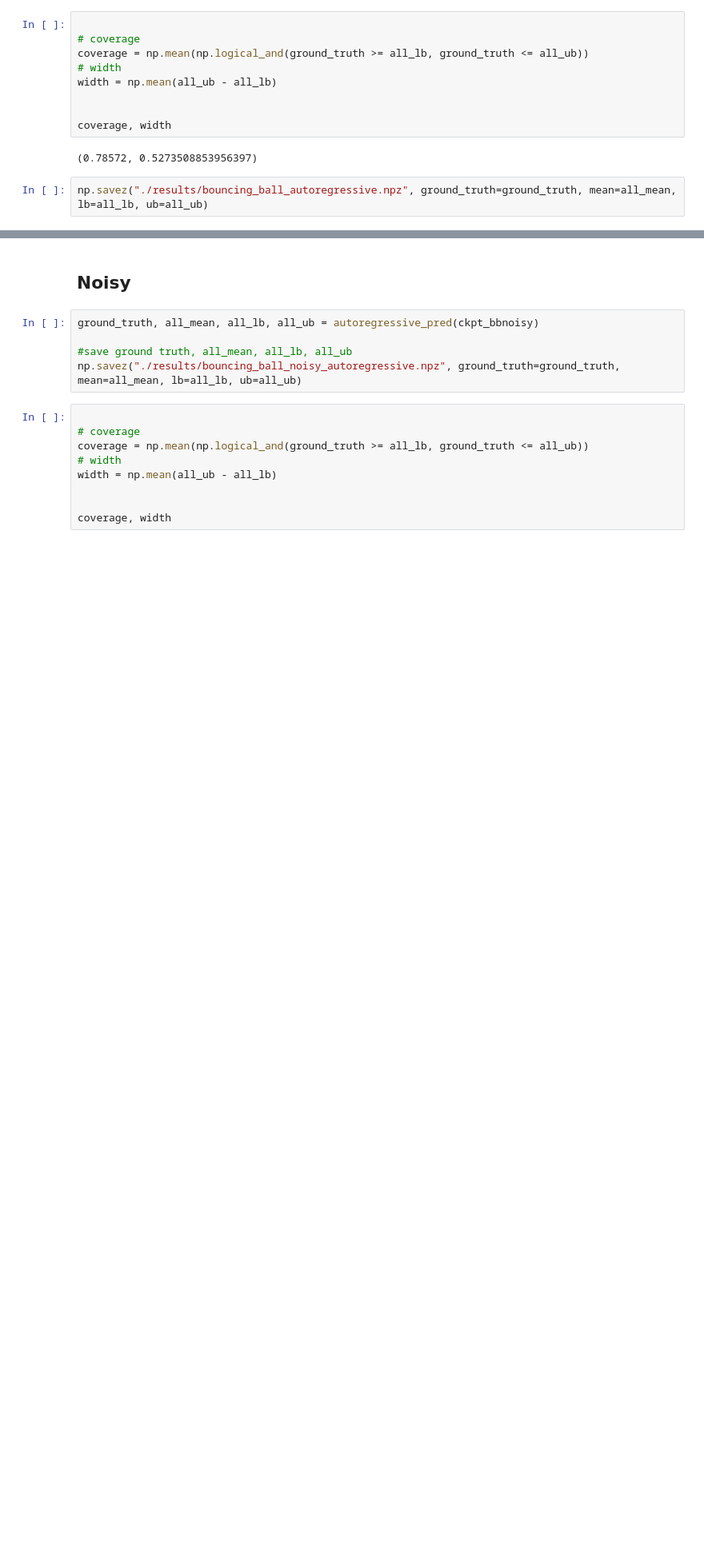
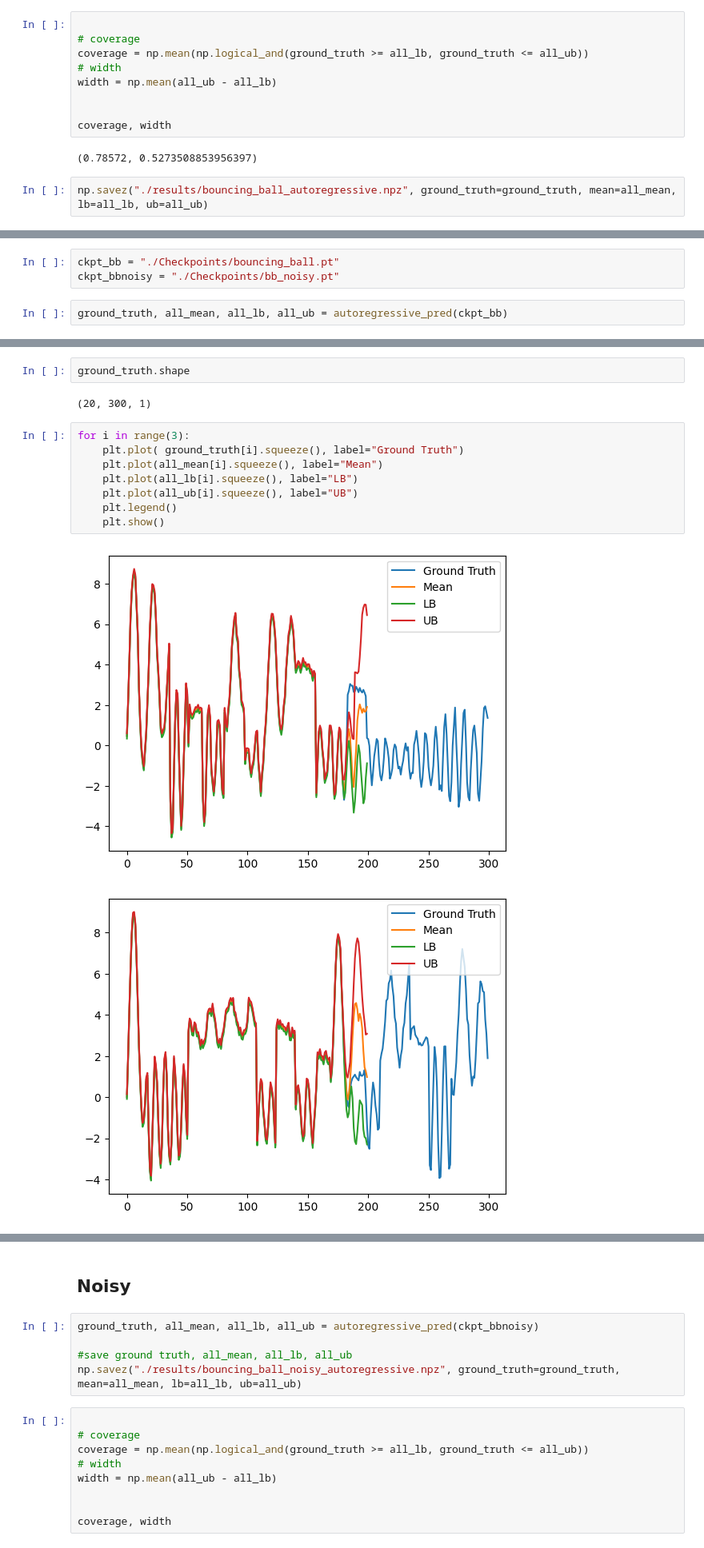
Before and after one commit to huiwenn/sds, a Jupyter notebook: test_run.ipynb, the cells around one changed output, grey strips where cells are left out. Shown at 80% size. Saved outputs shown, nothing was run; the diff lists cells and outputs as text; blank space fills up the shorter version.

```diff
--- a/test_run.ipynb
+++ b/test_run.ipynb
@@ -135,0 +339,5 @@ np.savez("./results/bouncing_ball_autoregressive.npz", ground_truth=ground_truth
+# %%
+ckpt_bb = "./Checkpoints/bouncing_ball.pt"
+ckpt_bbnoisy = "./Checkpoints/bb_noisy.pt"
+# %%
+ground_truth, all_mean, all_lb, all_ub = autoregressive_pred(ckpt_bb)
@@ -135,0 +348,15 @@ np.savez("./results/bouncing_ball_autoregressive.npz", ground_truth=ground_truth
+# %%
+ground_truth.shape
+# %% [output]
+(20, 300, 1)
+# %%
+for i in range(3):
+    plt.plot( ground_truth[i].squeeze(), label="Ground Truth")
+    plt.plot(all_mean[i].squeeze(), label="Mean")
+    plt.plot(all_lb[i].squeeze(), label="LB")
+    plt.plot(all_ub[i].squeeze(), label="UB")
+    plt.legend()
+    plt.show()
+# %% [output]
+[figure, added]
+[figure, added]
```
Also changed, not shown: parts of 59 cells of this notebook, 3 other files.
